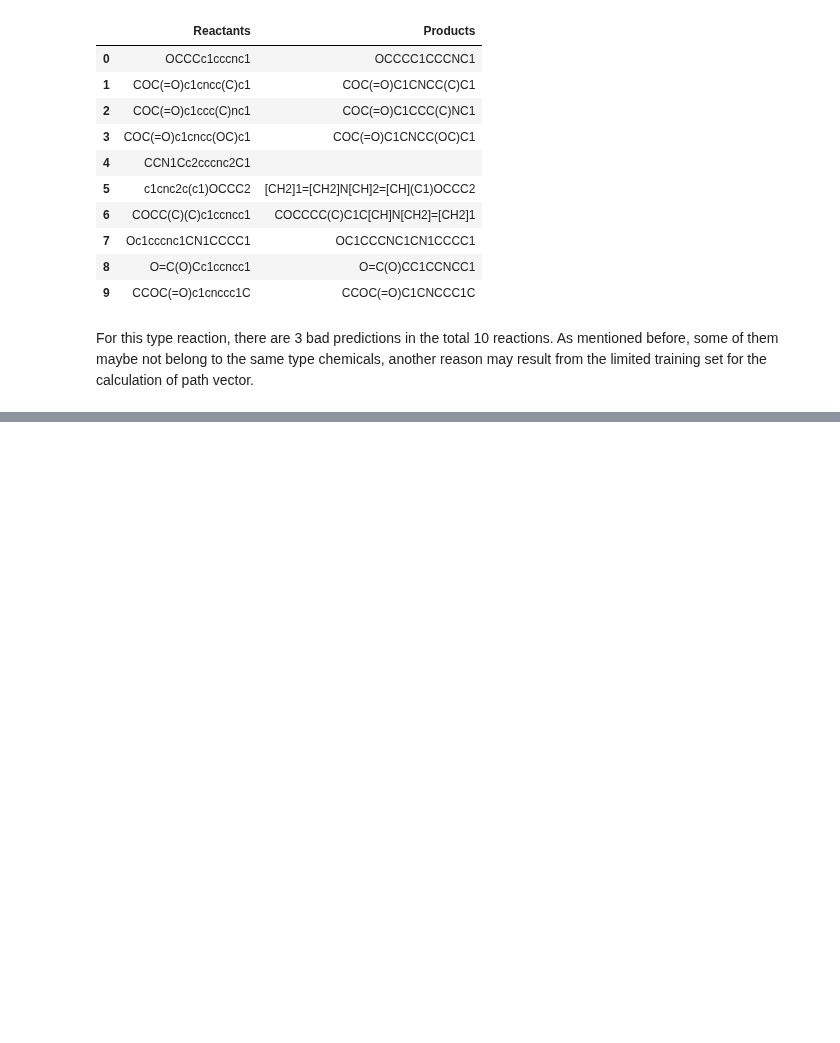
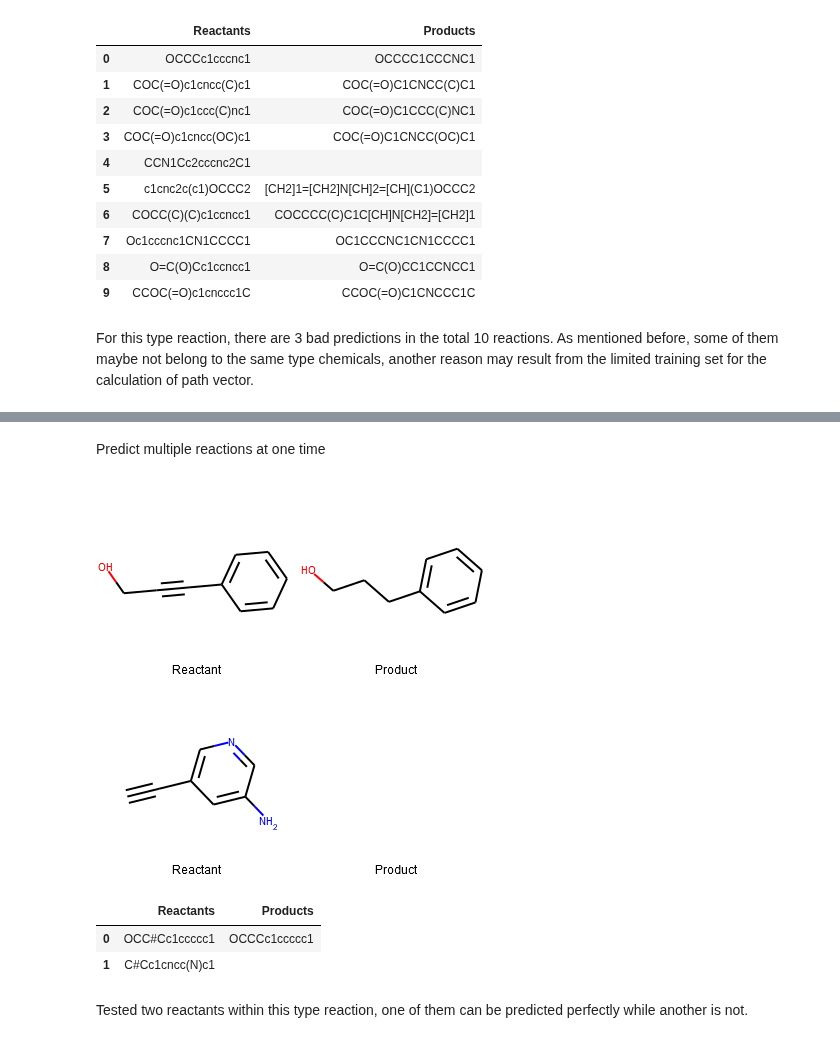
Before and after one commit to UWDIRECT-2019/DarKnight, a Jupyter notebook: example/DarKnight_Usage.ipynb, the cells around one changed output, grey strips where cells are left out. Saved outputs shown, nothing was run; the diff lists cells and outputs as text; code cells hidden in the pictures; blank space fills up the shorter version.

```diff
--- a/example/DarKnight_Usage.ipynb
+++ b/example/DarKnight_Usage.ipynb
@@ -85,0 +96,12 @@ For this type reaction, there are 3 bad predictions in the total 10 reactions. A
+# %% [markdown]
+Predict multiple reactions at one time
+# %%
+data = pd.read_csv('../database/example_data/C_Triple_test.csv')
+functions.output_multiple_prod(data,model,PathT)
+# %% [output]
+[figure, added]
+|  | Reactants | Products |
+| 0 | OCC#Cc1ccccc1 | OCCCc1ccccc1 |
+| 1 | C#Cc1cncc(N)c1 |  |
+# %% [markdown]
+Tested two reactants within this type reaction, one of them can be predicted perfectly while another is not.
```
Also changed, not shown: parts of 7 cells of this notebook.
